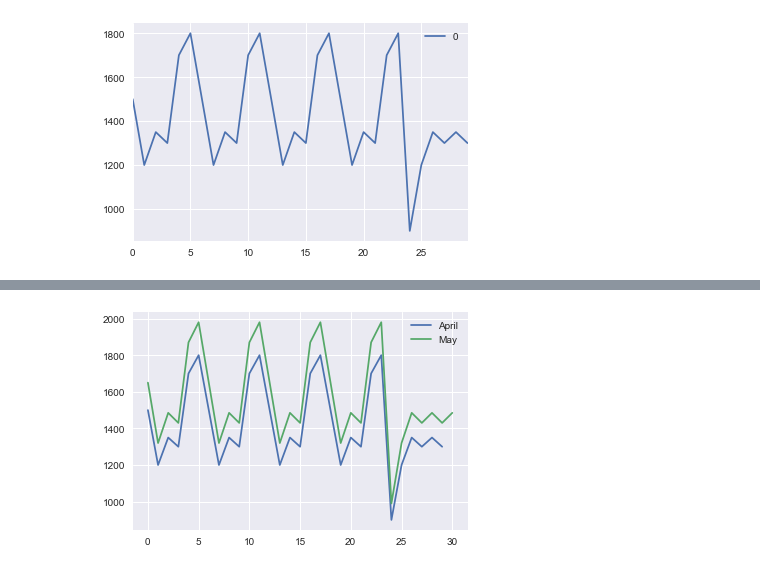
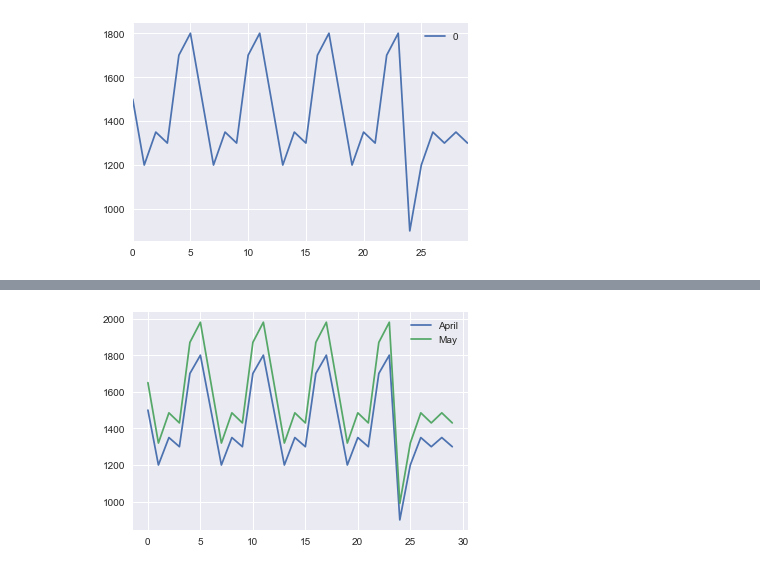
Before and after one commit to carlsednaoui/thinkful-data-science, a Jupyter notebook: coursework/unit_2/stats.ipynb, the cells around one changed output, grey strips where cells are left out. Saved outputs shown, nothing was run; the diff lists cells and outputs as text; code cells hidden in the pictures.

```diff
--- a/coursework/unit_2/stats.ipynb
+++ b/coursework/unit_2/stats.ipynb
@@ -29,10 +69,10 @@ max    1800.000000
 # %%
 sales_may = pd.DataFrame([1650,1320,1485,1430,1870,1980,1650,1320,1485,1430, \
-             1870,1980,1650,1320,1485,1430,1870,1980,1650,1320,1485,1430,1870,1980,990,1320,1485,1430,1485,1430,1485])
+             1870,1980,1650,1320,1485,1430,1870,1980,1650,1320,1485,1430,1870,1980,990,1320,1485,1430,1485,1430])
 
 plt.plot(sales_april, label="April")
 plt.plot(sales_may, label="May")
 plt.legend(loc="best")
 plt.show()
 # %% [output]
-[figure, old version]
+[figure, new version]
```
Also changed, not shown: parts of 5 cells of this notebook, 3 other files.
